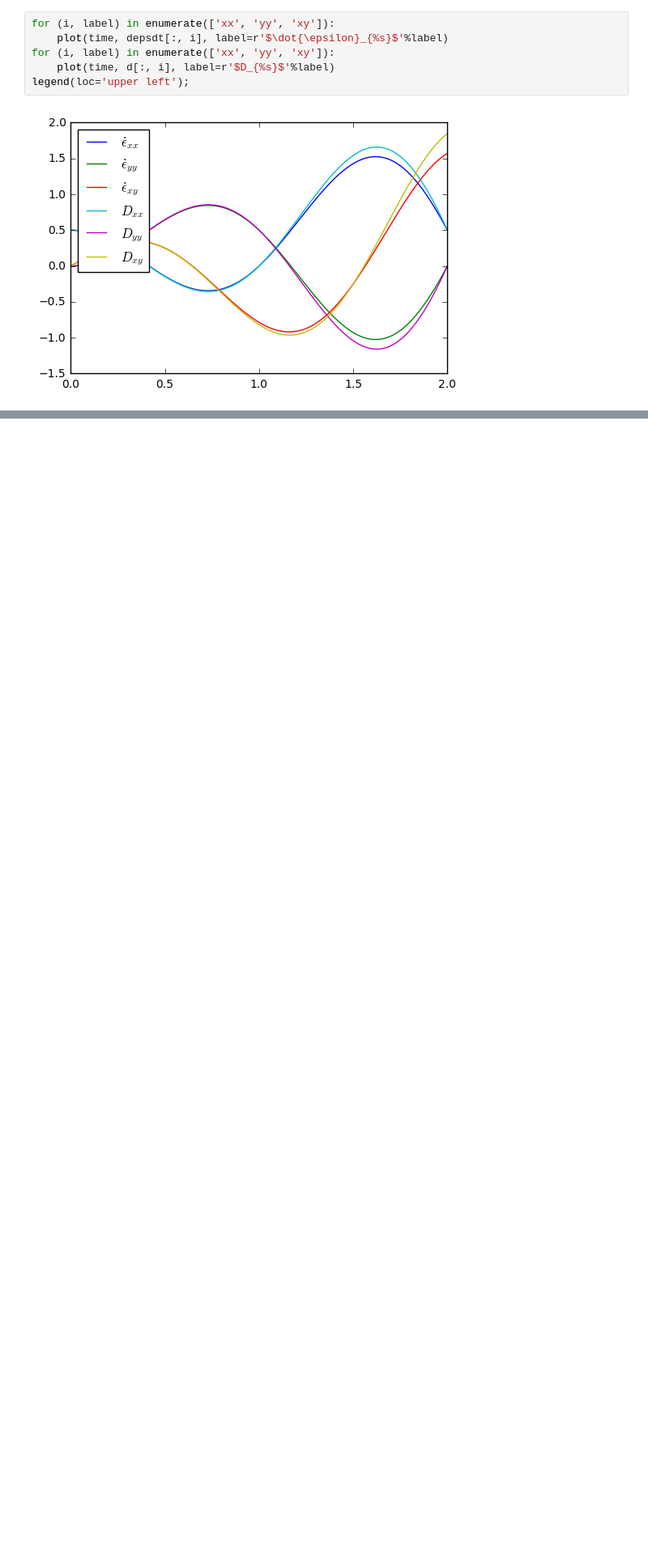
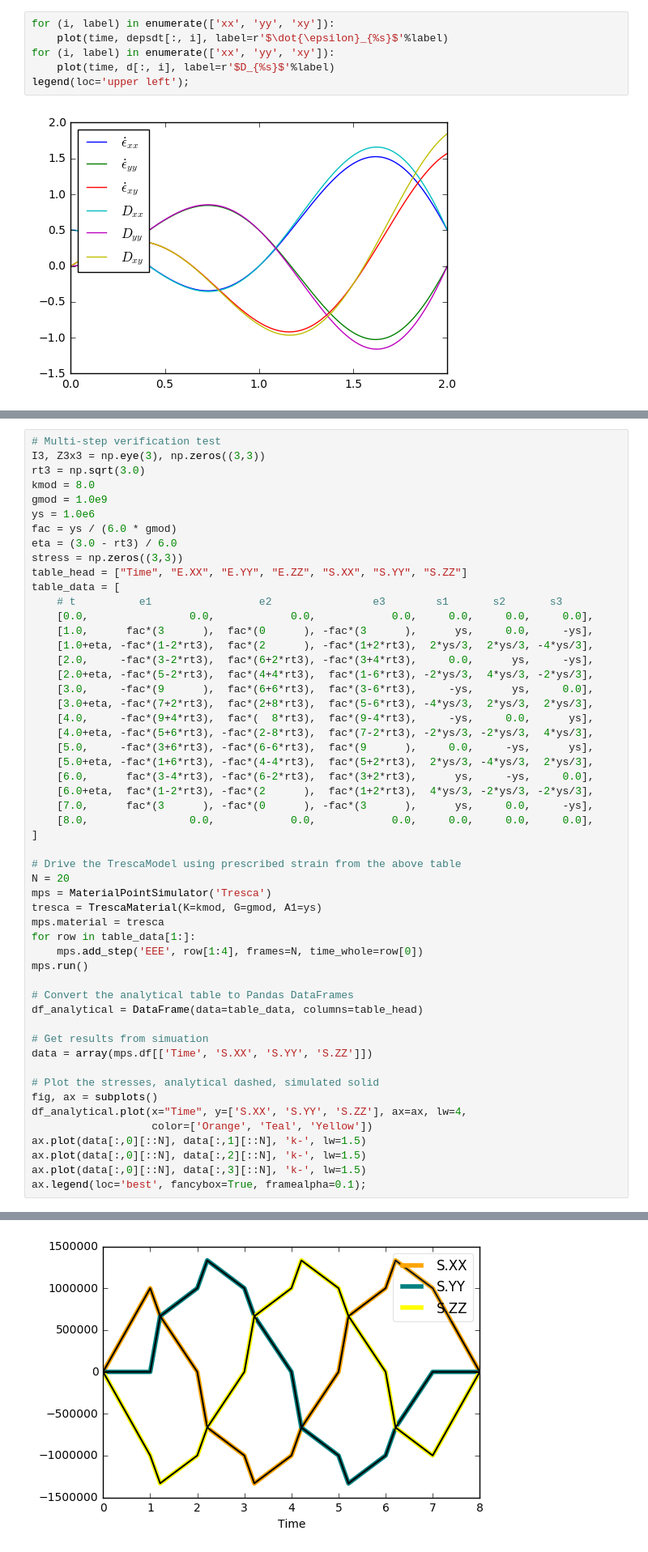
Before and after one commit to matmodlab/matmodlab2, a Jupyter notebook: notebooks/PaperFigs.ipynb, the cells around one changed output, grey strips where cells are left out. Shown: that part at 81% size. Drawn from its saved outputs; the diff is of its cells as text; blank space fills up the shorter version.

Commit message:
Adding tresca material and modifying invariants function to return more info

```diff
--- a/notebooks/PaperFigs.ipynb
+++ b/notebooks/PaperFigs.ipynb
@@ -60,0 +66,54 @@ legend(loc='upper left');
+# %%
+# Multi-step verification test
+I3, Z3x3 = np.eye(3), np.zeros((3,3))
+rt3 = np.sqrt(3.0)
+kmod = 8.0
+gmod = 1.0e9
+ys = 1.0e6
+fac = ys / (6.0 * gmod)
+eta = (3.0 - rt3) / 6.0
+stress = np.zeros((3,3))
+table_head = ["Time", "E.XX", "E.YY", "E.ZZ", "S.XX", "S.YY", "S.ZZ"]
+table_data = [
+    # t          e1                 e2                e3        s1       s2       s3
+    [0.0,                0.0,            0.0,            0.0,     0.0,     0.0,     0.0],
+    [1.0,      fac*(3      ),  fac*(0      ), -fac*(3      ),      ys,     0.0,     -ys],
+    [1.0+eta, -fac*(1-2*rt3),  fac*(2      ), -fac*(1+2*rt3),  2*ys/3,  2*ys/3, -4*ys/3],
+    [2.0,     -fac*(3-2*rt3),  fac*(6+2*rt3), -fac*(3+4*rt3),     0.0,      ys,     -ys],
+    [2.0+eta, -fac*(5-2*rt3),  fac*(4+4*rt3),  fac*(1-6*rt3), -2*ys/3,  4*ys/3, -2*ys/3],
+    [3.0,     -fac*(9      ),  fac*(6+6*rt3),  fac*(3-6*rt3),     -ys,      ys,     0.0],
+    [3.0+eta, -fac*(7+2*rt3),  fac*(2+8*rt3),  fac*(5-6*rt3), -4*ys/3,  2*ys/3,  2*ys/3],
+    [4.0,     -fac*(9+4*rt3),  fac*(  8*rt3),  fac*(9-4*rt3),     -ys,     0.0,      ys],
+    [4.0+eta, -fac*(5+6*rt3), -fac*(2-8*rt3),  fac*(7-2*rt3), -2*ys/3, -2*ys/3,  4*ys/3],
+    [5.0,     -fac*(3+6*rt3), -fac*(6-6*rt3),  fac*(9      ),     0.0,     -ys,      ys],
+    [5.0+eta, -fac*(1+6*rt3), -fac*(4-4*rt3),  fac*(5+2*rt3),  2*ys/3, -4*ys/3,  2*ys/3],
+    [6.0,      fac*(3-4*rt3), -fac*(6-2*rt3),  fac*(3+2*rt3),      ys,     -ys,     0.0],
+    [6.0+eta,  fac*(1-2*rt3), -fac*(2      ),  fac*(1+2*rt3),  4*ys/3, -2*ys/3, -2*ys/3],
+    [7.0,      fac*(3      ), -fac*(0      ), -fac*(3      ),      ys,     0.0,     -ys],
+    [8.0,                0.0,            0.0,            0.0,     0.0,     0.0,     0.0],
+]
+
+# Drive the TrescaModel using prescribed strain from the above table
+N = 20
+mps = MaterialPointSimulator('Tresca')
+tresca = TrescaMaterial(K=kmod, G=gmod, A1=ys)
+mps.material = tresca
+for row in table_data[1:]:
+    mps.add_step('EEE', row[1:4], frames=N, time_whole=row[0])
+mps.run()
+
+# Convert the analytical table to Pandas DataFrames
+df_analytical = DataFrame(data=table_data, columns=table_head)
+
+# Get results from simuation
+data = array(mps.df[['Time', 'S.XX', 'S.YY', 'S.ZZ']])
+
+# Plot the stresses, analytical dashed, simulated solid
+fig, ax = subplots()
+df_analytical.plot(x="Time", y=['S.XX', 'S.YY', 'S.ZZ'], ax=ax, lw=4,
+                   color=['Orange', 'Teal', 'Yellow'])
+ax.plot(data[:,0][::N], data[:,1][::N], 'k-', lw=1.5)
+ax.plot(data[:,0][::N], data[:,2][::N], 'k-', lw=1.5)
+ax.plot(data[:,0][::N], data[:,3][::N], 'k-', lw=1.5)
+ax.legend(loc='best', fancybox=True, framealpha=0.1);
+# %% [output]
@@ -60,0 +121 @@ legend(loc='upper left');
+[figure, added]
```
Also changed, not shown: parts of 4 cells of this notebook, 8 other files.
